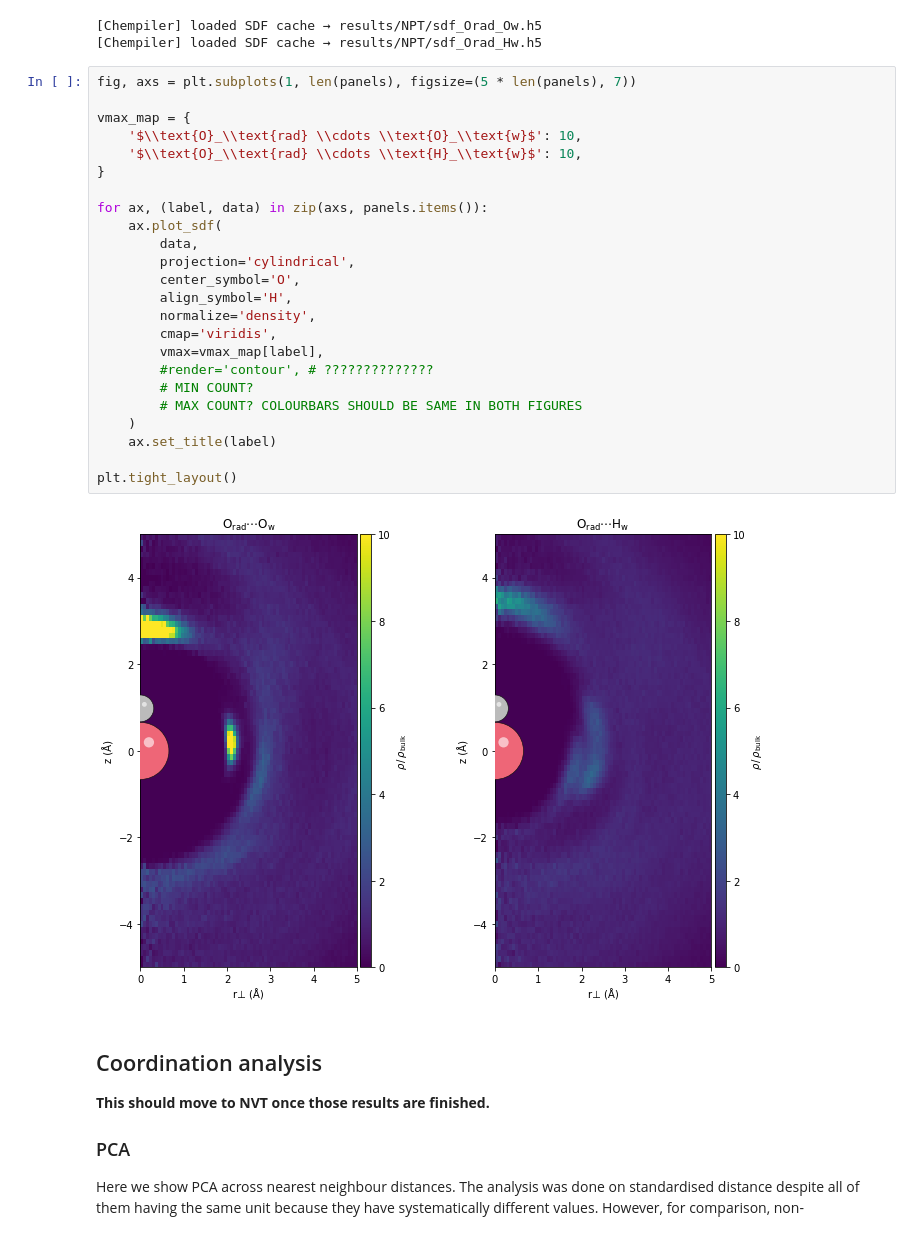
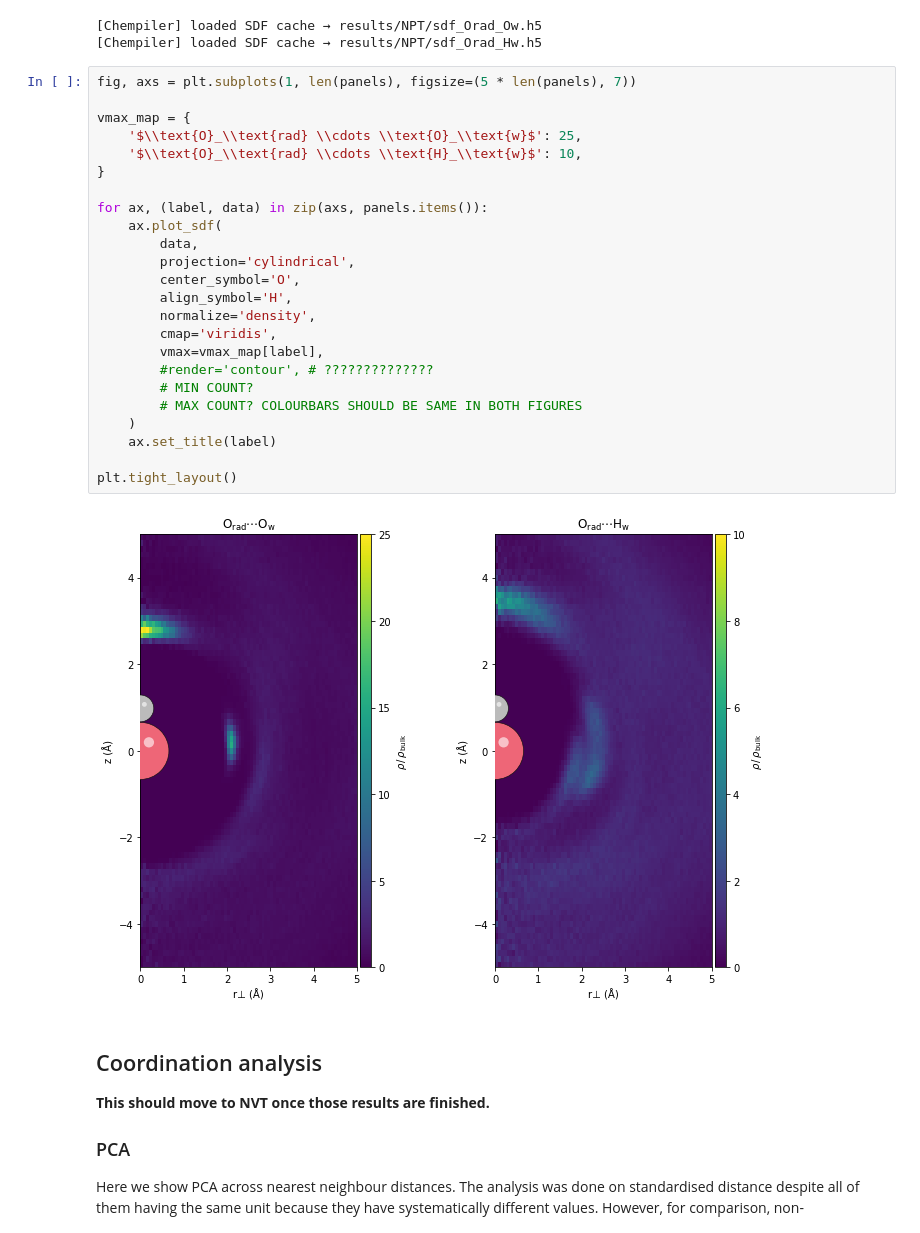
Before and after one commit to viktorsvahn/water, a Jupyter notebook: hydroxyl/OH_radical.ipynb, the cells around one changed output. Saved outputs shown, nothing was run; the diff lists cells and outputs as text.

```diff
--- a/hydroxyl/OH_radical.ipynb
+++ b/hydroxyl/OH_radical.ipynb
@@ -264,29 +264,29 @@ panels = {
 # %%
 fig, axs = plt.subplots(1, len(panels), figsize=(5 * len(panels), 7))
 
 vmax_map = {
-    '$\\text{O}_\\text{rad} \\cdots \\text{O}_\\text{w}$': 10,
+    '$\\text{O}_\\text{rad} \\cdots \\text{O}_\\text{w}$': 25,
     '$\\text{O}_\\text{rad} \\cdots \\text{H}_\\text{w}$': 10,
 }
 
 for ax, (label, data) in zip(axs, panels.items()):
     ax.plot_sdf(
         data,
         projection='cylindrical',
         center_symbol='O',
         align_symbol='H',
         normalize='density',
         cmap='viridis',
         vmax=vmax_map[label],
         #render='contour', # ??????????????
         # MIN COUNT?
         # MAX COUNT? COLOURBARS SHOULD BE SAME IN BOTH FIGURES
     )
     ax.set_title(label)
 
 plt.tight_layout()
 # %% [output]
-[figure, old version]
+[figure, new version]
 # %% [markdown]
 ## Coordination analysis
 **This should move to NVT once those results are finished.**
```
Also changed, not shown: parts of 1 cell of this notebook.
